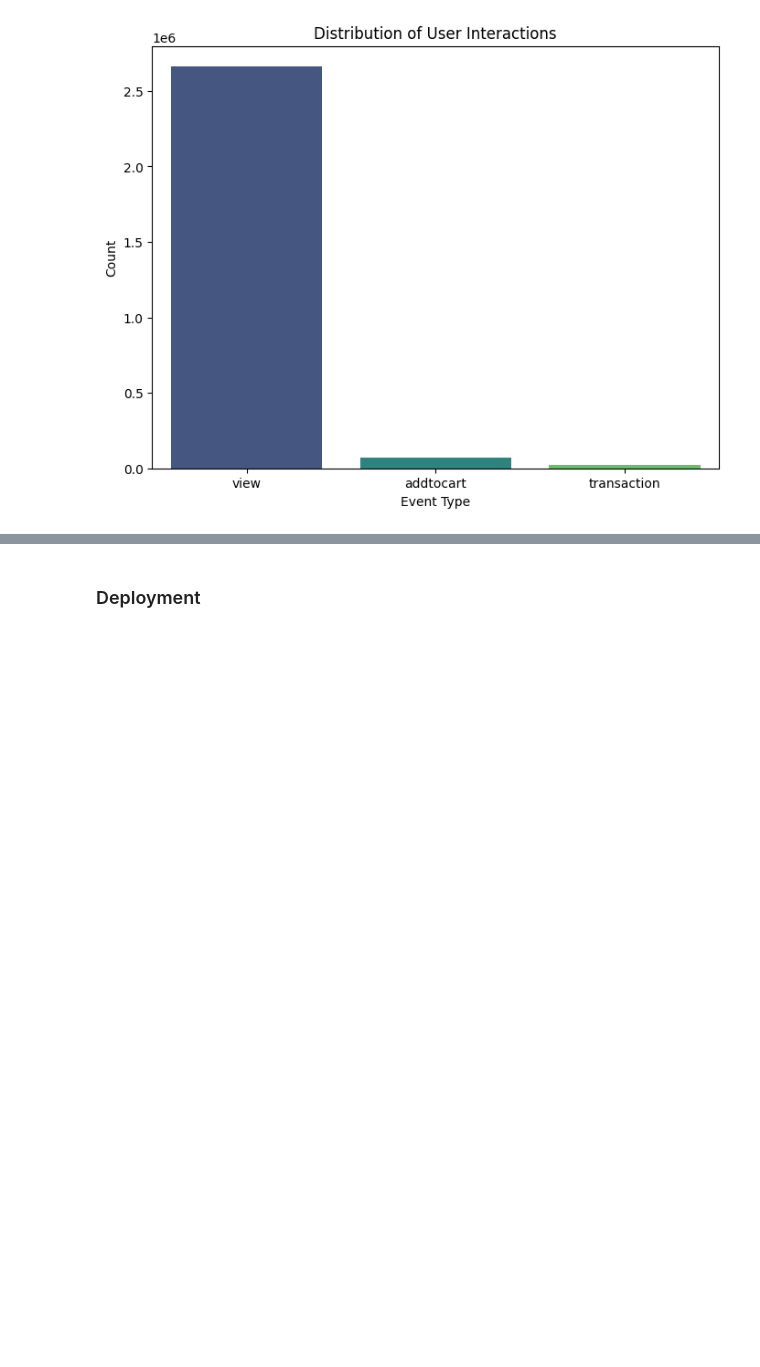
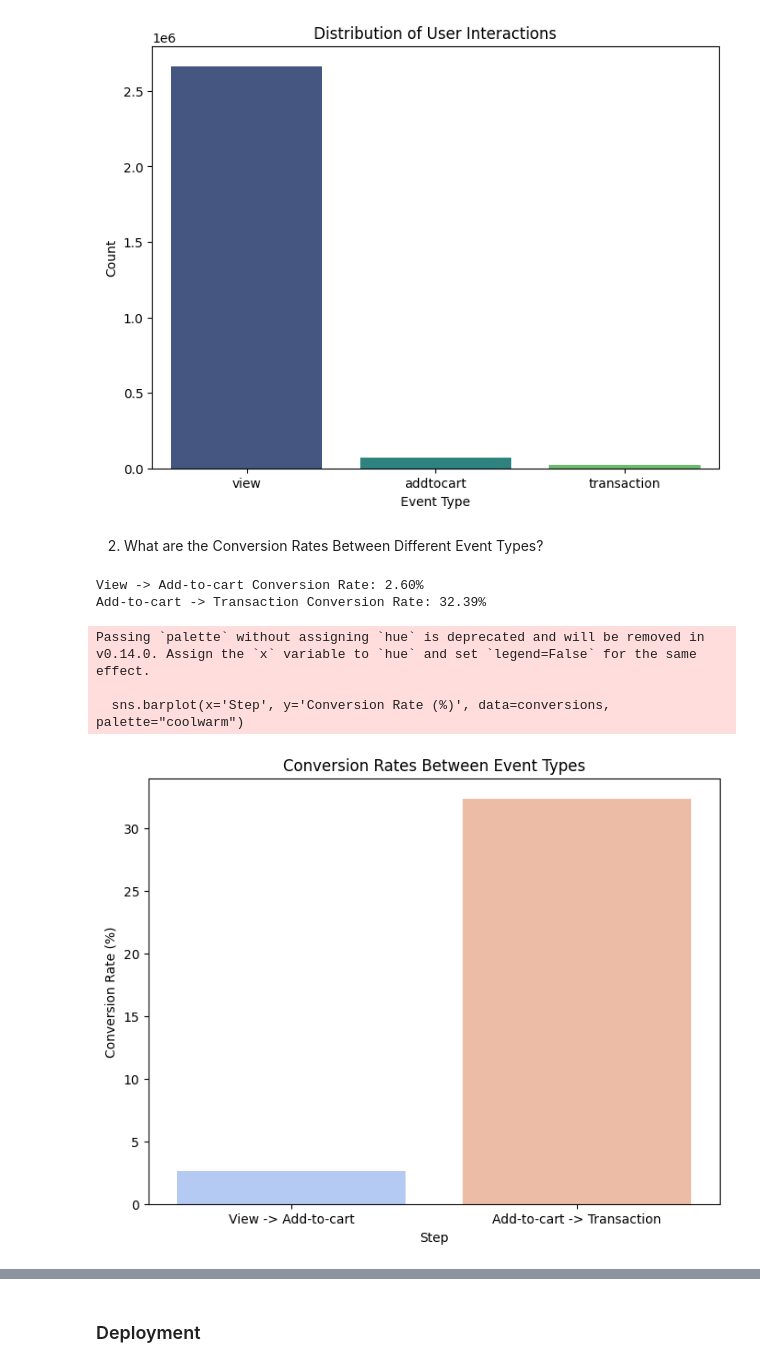
Before and after one commit to Victor-Osei/Recommendation_Systems, a Jupyter notebook: rs.ipynb, the cells around one changed output, grey strips where cells are left out. Saved outputs shown, nothing was run; the diff lists cells and outputs as text; code cells hidden in the pictures; blank space fills up the shorter version.

```diff
--- a/rs.ipynb
+++ b/rs.ipynb
@@ -1668,3 +1668,35 @@ Passing `palette` without assigning `hue` is deprecated and will be removed in v
 
   sns.barplot(x=event_counts.index, y=event_counts.values, palette="viridis")
 [figure]
+# %% [markdown]
+2. What are the Conversion Rates Between Different Event Types?
+# %%
+# Compute total counts for each event type
+total_views = len(events[events['event'] == 'view'])
+total_addtocart = len(events[events['event'] == 'addtocart'])
+total_transaction = len(events[events['event'] == 'transaction'])
+
+conversion_view_to_add = total_addtocart / total_views * 100 if total_views > 0 else 0
+conversion_add_to_trans = total_transaction / total_addtocart * 100 if total_addtocart > 0 else 0
+
+print(f"View -> Add-to-cart Conversion Rate: {conversion_view_to_add:.2f}%")
+print(f"Add-to-cart -> Transaction Conversion Rate: {conversion_add_to_trans:.2f}%")
+
+# Plot the conversion rates
+conversions = pd.DataFrame({
+    'Step': ['View -> Add-to-cart', 'Add-to-cart -> Transaction'],
+    'Conversion Rate (%)': [conversion_view_to_add, conversion_add_to_trans]
+})
+
+plt.figure(figsize=(8,6))
+sns.barplot(x='Step', y='Conversion Rate (%)', data=conversions, palette="coolwarm")
+plt.title("Conversion Rates Between Event Types")
+plt.ylabel("Conversion Rate (%)")
+plt.show()
+# %% [output]
+View -> Add-to-cart Conversion Rate: 2.60%
+Add-to-cart -> Transaction Conversion Rate: 32.39%
+Passing `palette` without assigning `hue` is deprecated and will be removed in v0.14.0. Assign the `x` variable to `hue` and set `legend=False` for the same effect.
+
+  sns.barplot(x='Step', y='Conversion Rate (%)', data=conversions, palette="coolwarm")
+[figure, added]
```
Also changed, not shown: parts of 1 cell of this notebook.
